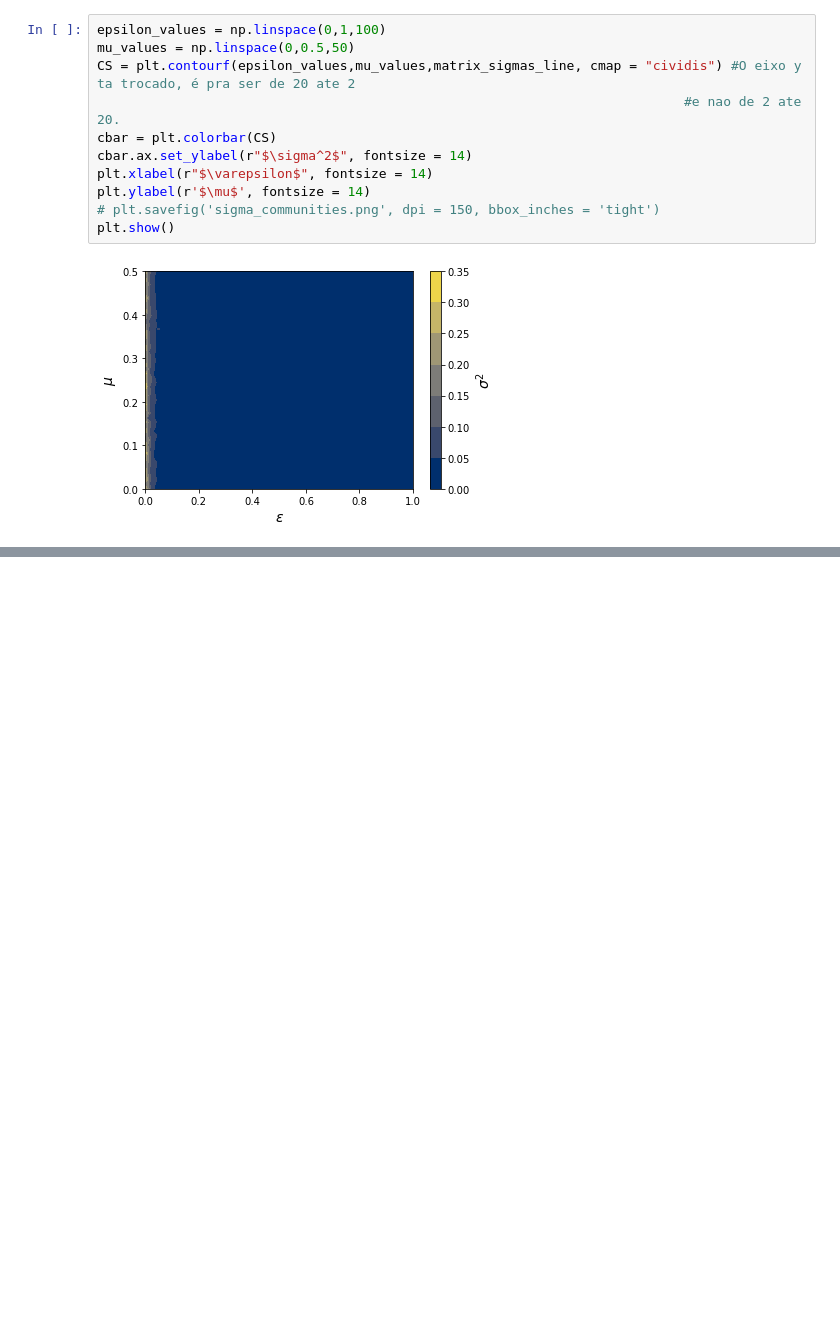
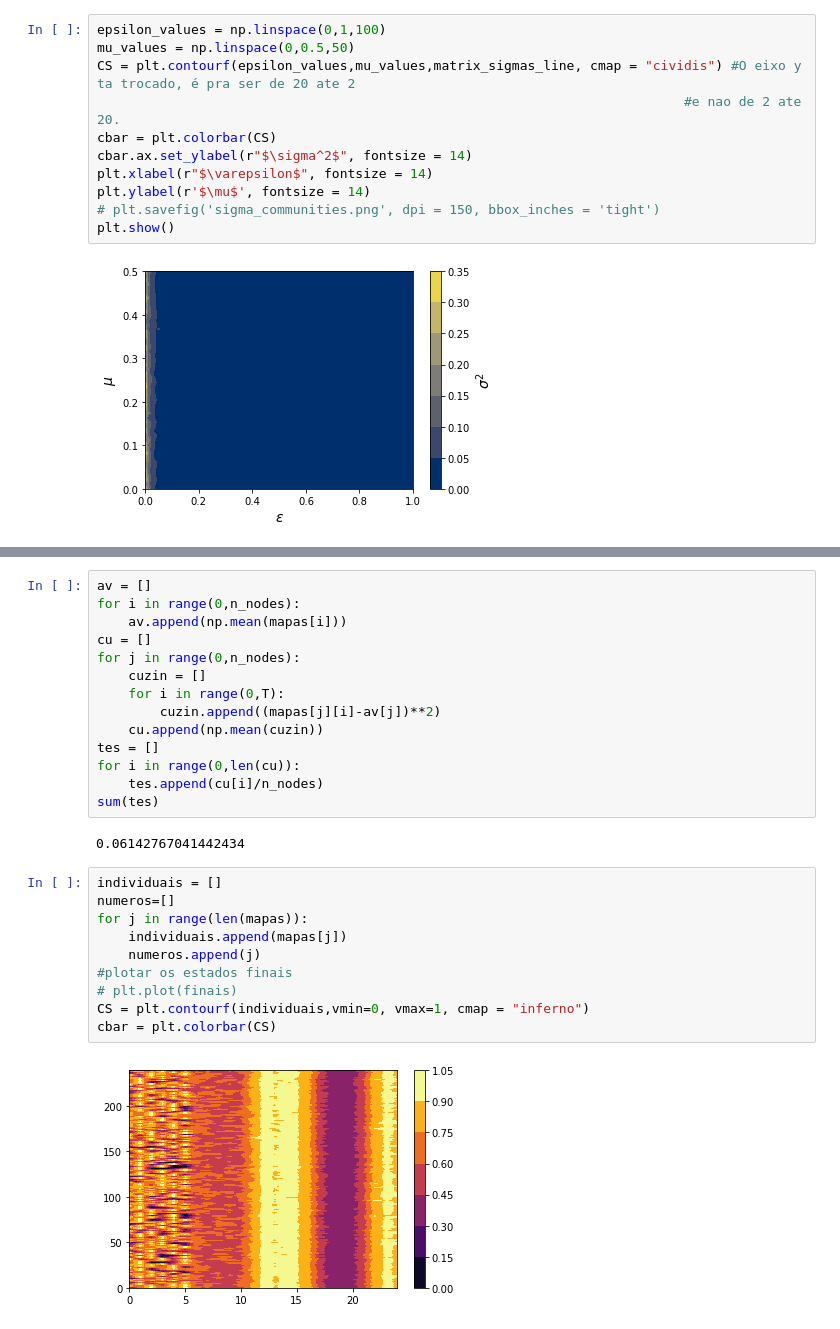
Before and after one commit to ricardotetti/Chaotic_Logistic_Maps, a Jupyter notebook: Logistic Maps with communities -Copy1.ipynb, the cells around one changed output, grey strips where cells are left out. Saved outputs shown, nothing was run; the diff lists cells and outputs as text; blank space fills up the shorter version.

```diff
--- a/Logistic Maps with communities -Copy1.ipynb
+++ b/Logistic Maps with communities -Copy1.ipynb
@@ -198,0 +244,28 @@ plt.show()
+# %%
+av = []
+for i in range(0,n_nodes):
+    av.append(np.mean(mapas[i]))
+cu = []
+for j in range(0,n_nodes):
+    cuzin = []
+    for i in range(0,T):
+        cuzin.append((mapas[j][i]-av[j])**2)
+    cu.append(np.mean(cuzin))
+tes = []
+for i in range(0,len(cu)):
+    tes.append(cu[i]/n_nodes)
+sum(tes)
+# %% [output]
+0.06142767041442434
+# %%
+individuais = []
+numeros=[]
+for j in range(len(mapas)):
+    individuais.append(mapas[j])
+    numeros.append(j)
+#plotar os estados finais
+# plt.plot(finais)
+CS = plt.contourf(individuais,vmin=0, vmax=1, cmap = "inferno")
+cbar = plt.colorbar(CS)
+# %% [output]
+[figure, added]
```
Also changed, not shown: parts of 7 cells of this notebook, 3 other files.
